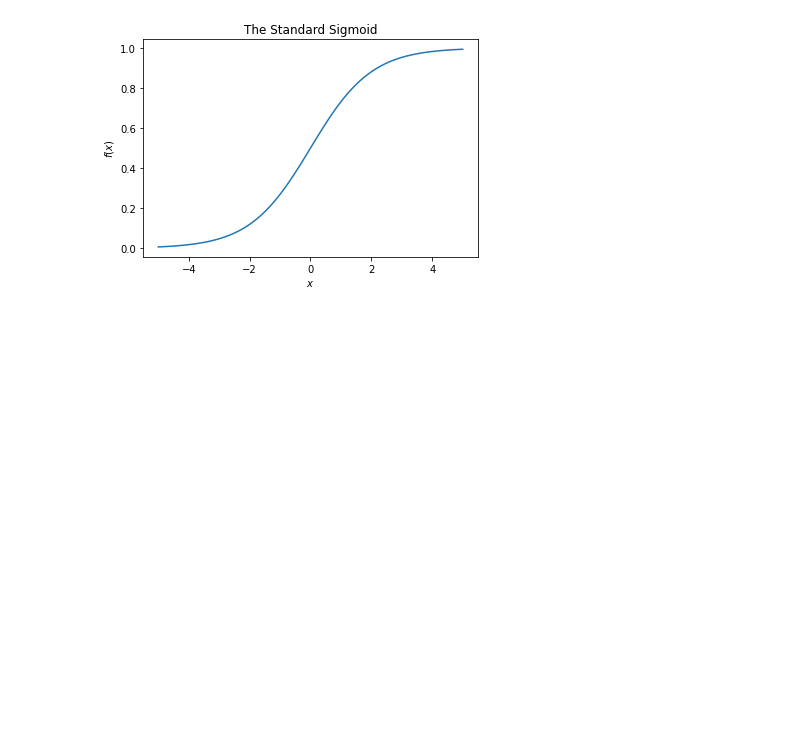
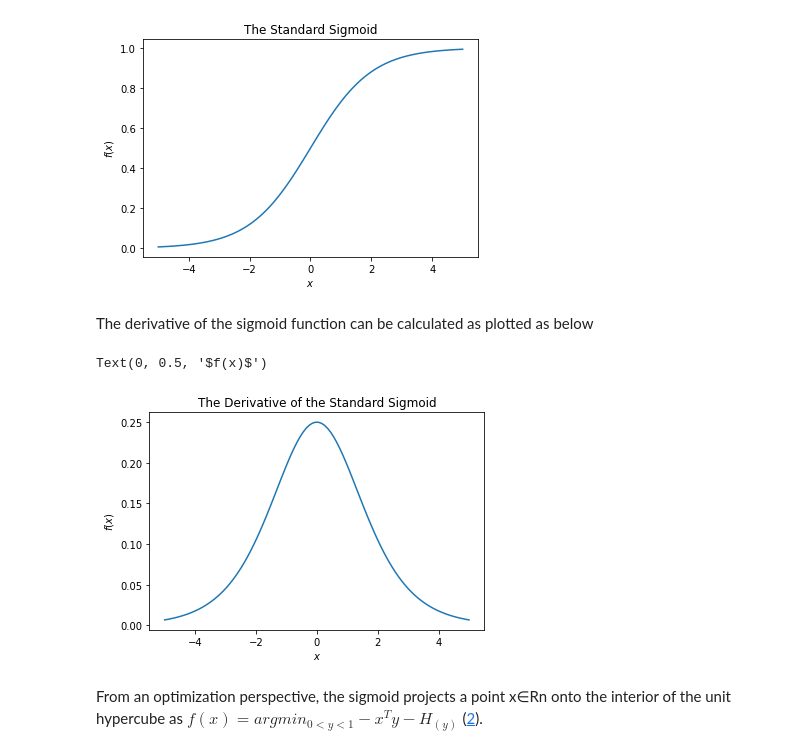
Before and after one commit to LiamNgn/diff_conv_opt, a Jupyter notebook: Example.ipynb, the cells around one changed output. Saved outputs shown, nothing was run; the diff lists cells and outputs as text; code cells hidden in the pictures; blank space fills up the shorter version.

```diff
--- a/Example.ipynb
+++ b/Example.ipynb
@@ -63,6 +63,20 @@ plt.ylabel('$f(x)$')
 # %% [output]
 Text(0, 0.5, '$f(x)$')
 [figure]
+# %% [markdown]
+The derivative of the sigmoid function can be calculated as plotted as below
+# %%
+y.sum().backward()
+plt.plot(to_np(x), to_np(x.grad))
+plt.title('The Derivative of the Standard Sigmoid')
+plt.xlabel('$x$')
+plt.ylabel('$f(x)$')
+# %% [output]
+Text(0, 0.5, '$f(x)$')
+[figure, added]
+# %% [markdown]
+From an optimization perspective, the sigmoid projects a point x∈Rn onto the interior of the unit hypercube as
+$f(x)=argmin_{0<y<1}−x^Ty−H_(y)$ ([2](#2)).
 # %%
 
 import cvxpy as cp
```
Also changed, not shown: parts of 4 cells of this notebook.
